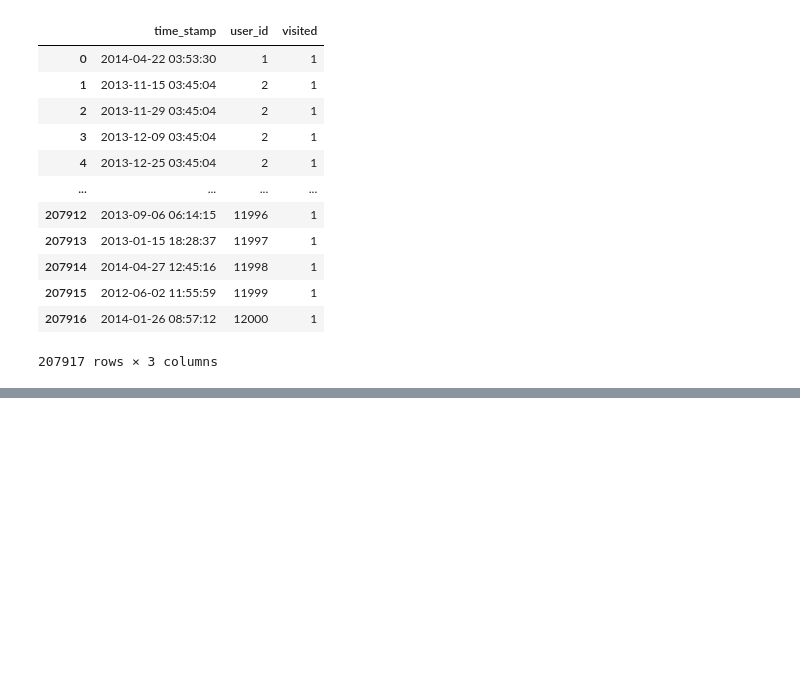
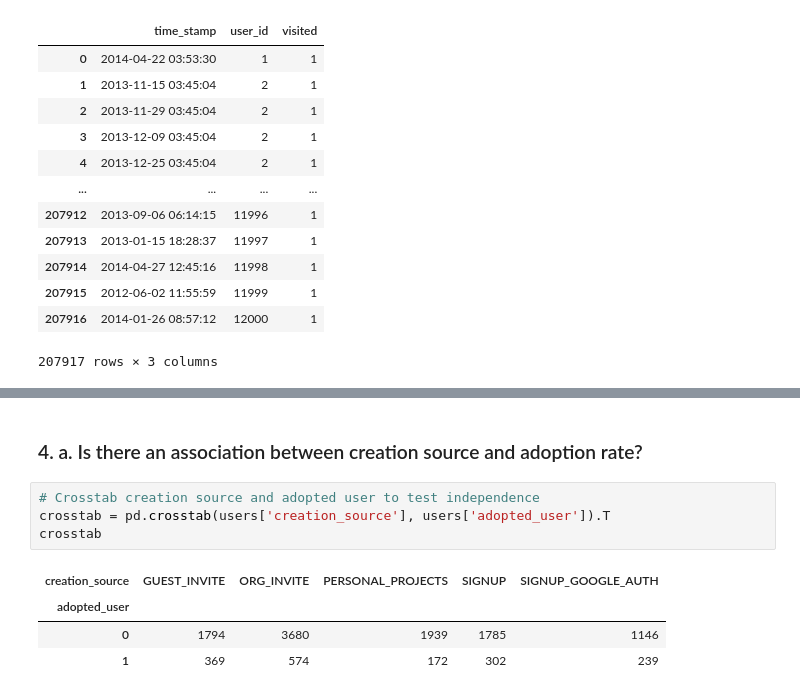
Before and after one commit to gabriellewald/relax-inc-data-challenge, a Jupyter notebook: relax_inc_data_science_challenge.ipynb, the cells around one changed output, grey strips where cells are left out. Saved outputs shown, nothing was run; the diff lists cells and outputs as text; blank space fills up the shorter version.

```diff
--- a/relax_inc_data_science_challenge.ipynb
+++ b/relax_inc_data_science_challenge.ipynb
@@ -118,0 +151,11 @@ AttributeError: 'RangeIndex' object has no attribute 'time_stamp'
+# %% [markdown]
+### 4. a. Is there an association between creation source and adoption rate?
+# %%
+# Crosstab creation source and adopted user to test independence
+crosstab = pd.crosstab(users['creation_source'], users['adopted_user']).T
+crosstab
+# %% [output]
+| creation_source | GUEST_INVITE | ORG_INVITE | PERSONAL_PROJECTS | SIGNUP | SIGNUP_GOOGLE_AUTH |
+| adopted_user |  |  |  |  |  |
+| 0 | 1794 | 3680 | 1939 | 1785 | 1146 |
+| 1 | 369 | 574 | 172 | 302 | 239 |
```
Also changed, not shown: parts of 30 cells of this notebook.
